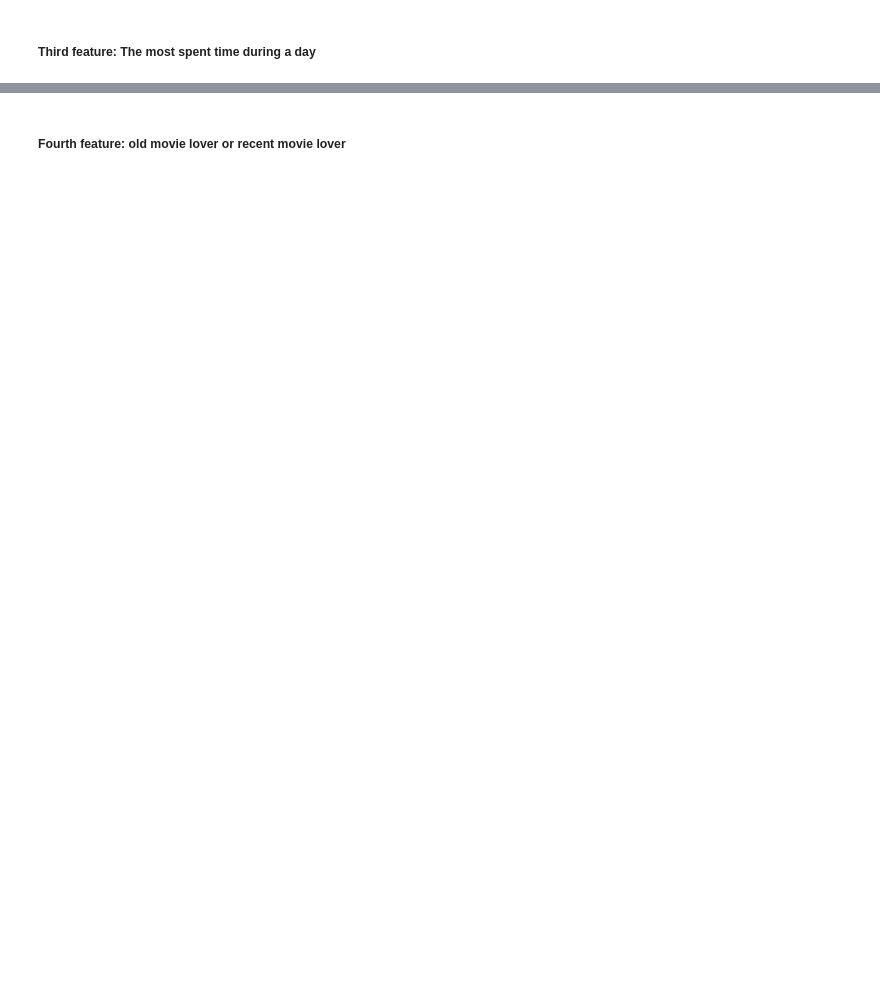
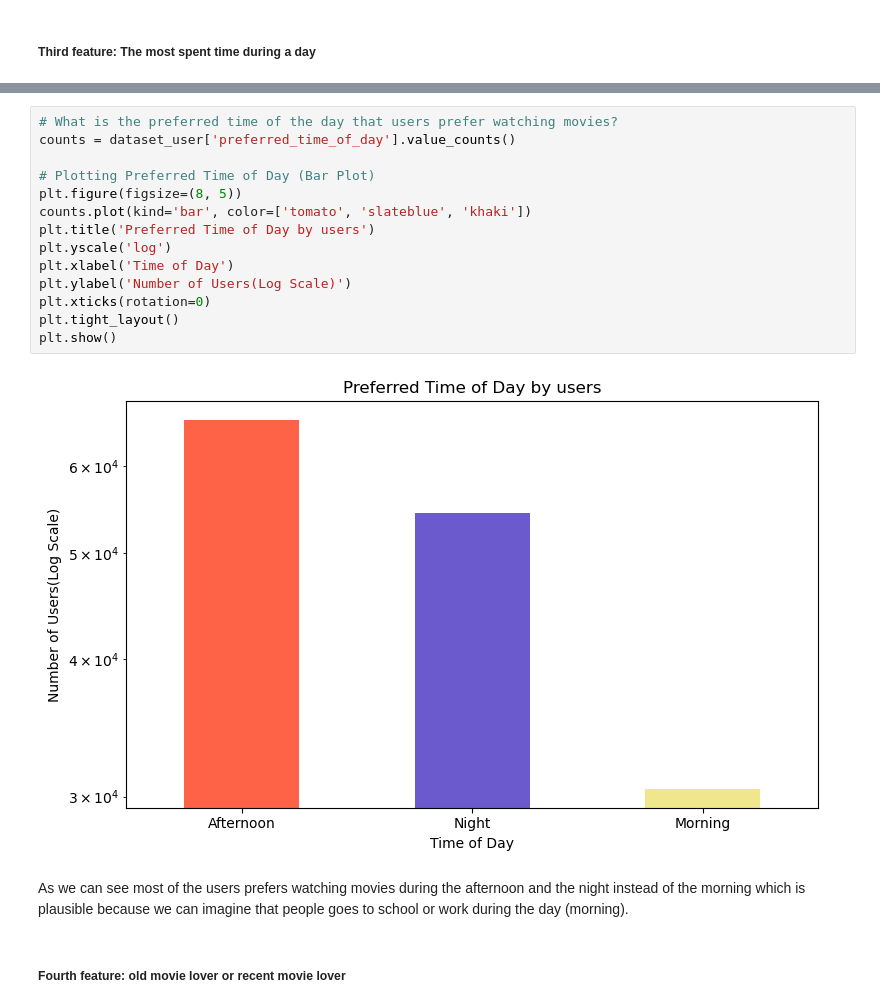
Before and after one commit to Alessandra9922/ADM_HW4_Group_8, a Jupyter notebook: Question_2/Question_2.ipynb, the cells around one changed output, grey strips where cells are left out. Cells and saved outputs as stored; diff of their text form; blank space fills up the shorter version.

```diff
--- a/Question_2/Question_2.ipynb
+++ b/Question_2/Question_2.ipynb
@@ -204,3 +207,21 @@ dataset_user
+# %%
+# What is the preferred time of the day that users prefer watching movies?
+counts = dataset_user['preferred_time_of_day'].value_counts()
+
+# Plotting Preferred Time of Day (Bar Plot)
+plt.figure(figsize=(8, 5))
+counts.plot(kind='bar', color=['tomato', 'slateblue', 'khaki'])
+plt.title('Preferred Time of Day by users')
+plt.yscale('log')
+plt.xlabel('Time of Day')
+plt.ylabel('Number of Users(Log Scale)')
+plt.xticks(rotation=0)
+plt.tight_layout()
+plt.show()
+# %% [output]
+[figure, added]
+# %% [markdown]
+As we can see most of the users prefers watching movies during the afternoon and the night instead of the morning which is plausible because we can imagine that people goes to school or work during the day (morning).
 # %% [markdown]
 ##### Fourth feature: old movie lover or recent movie lover
 # %%
```
Also changed, not shown: parts of 48 cells of this notebook.
